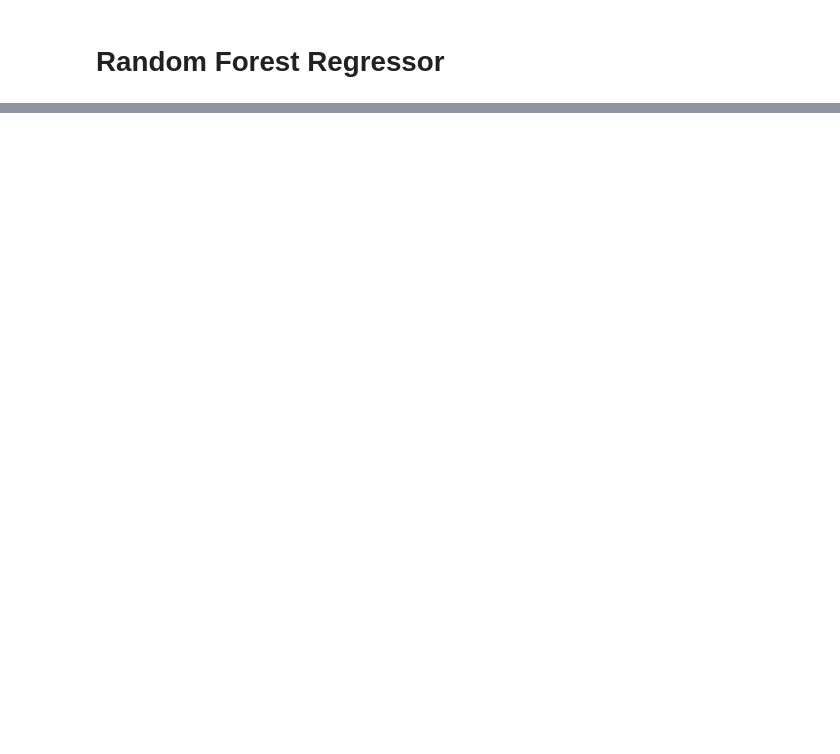
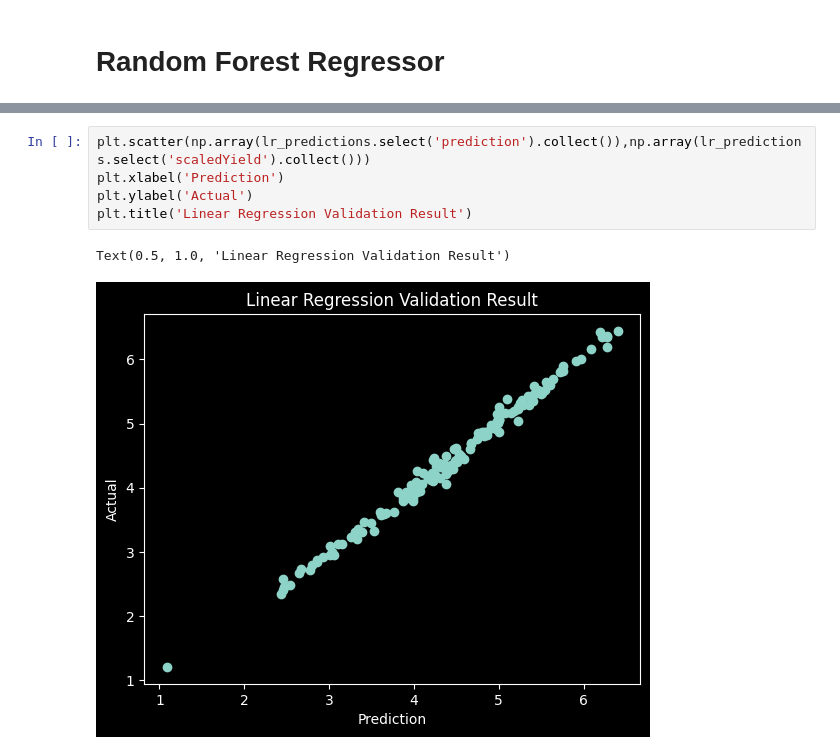
Before and after one commit to ptoyip/COMP4651_Final_Project, a Jupyter notebook: DataFrame.ipynb, the cells around one changed output, grey strips where cells are left out. Drawn from its saved outputs; the diff is of its cells as text; blank space fills up the shorter version.

```diff
--- a/DataFrame.ipynb
+++ b/DataFrame.ipynb
@@ -179,0 +250,8 @@ Text(0.5, 1.0, 'Random Forest Regression Validation Result')
+# %%
+plt.scatter(np.array(lr_predictions.select('prediction').collect()),np.array(lr_predictions.select('scaledYield').collect()))
+plt.xlabel('Prediction')
+plt.ylabel('Actual')
+plt.title('Linear Regression Validation Result')
+# %% [output]
+Text(0.5, 1.0, 'Linear Regression Validation Result')
+[figure, added]
```
Also changed, not shown: parts of 16 cells of this notebook, 1 other file.
